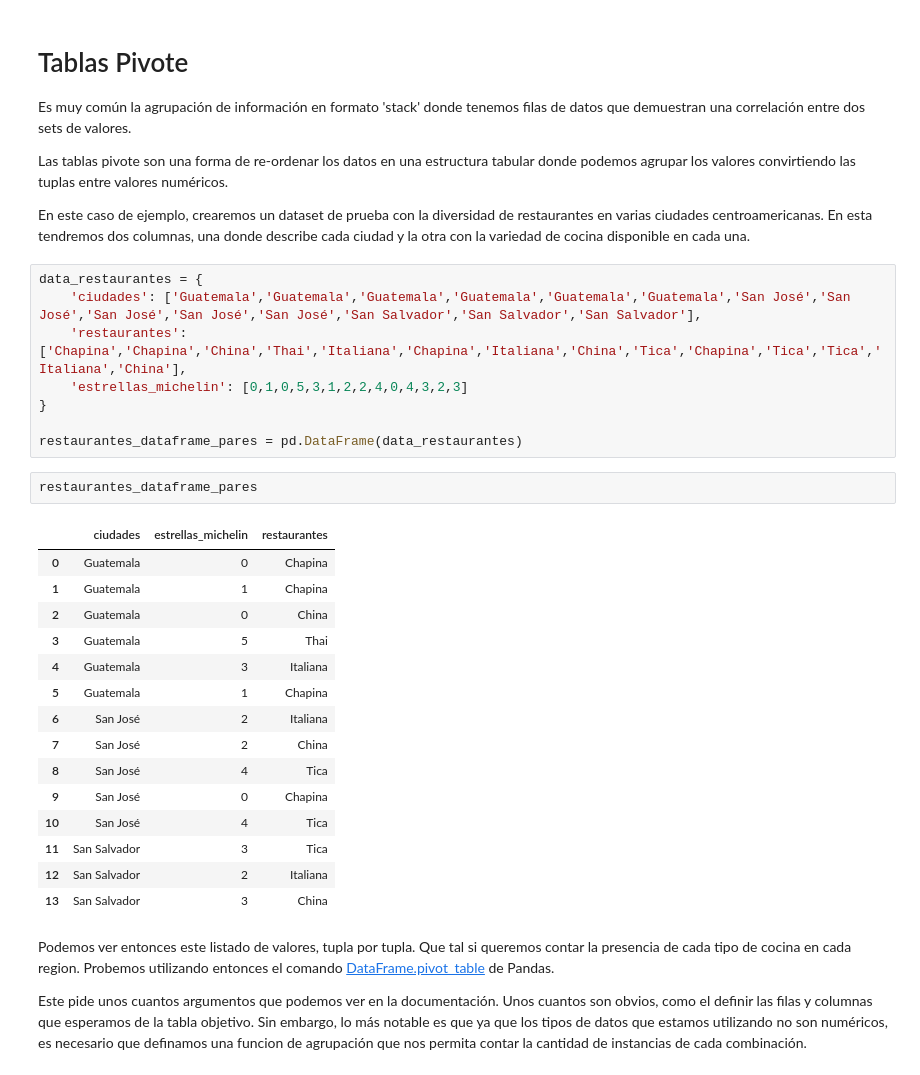
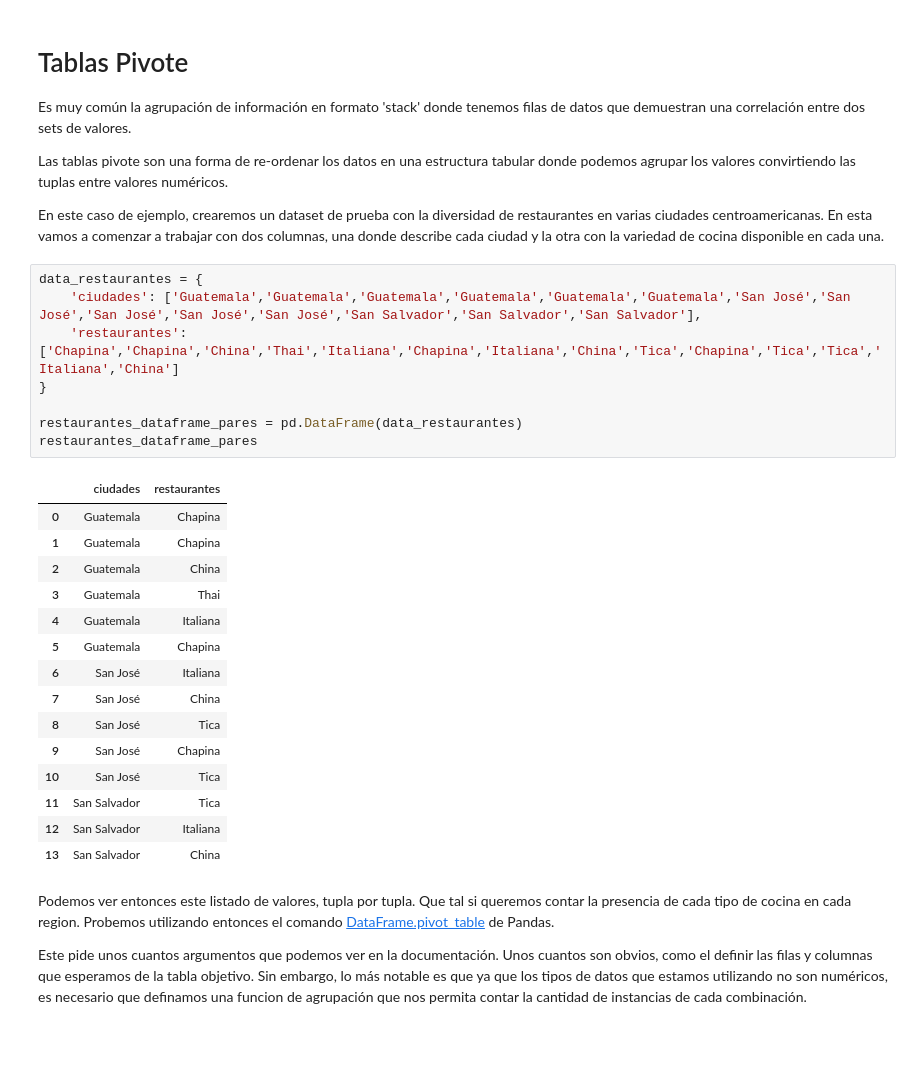
Before and after one commit to tian2992/notebooks_dateros, a Jupyter notebook: 02-Manipulacion-Agrupacion-Pivote/Manipulaciones-trasnformaciones.ipynb, the cells around one changed output. Drawn from its saved outputs; the diff is of its cells as text; blank space fills up the shorter version.

```diff
--- a/02-Manipulacion-Agrupacion-Pivote/Manipulaciones-trasnformaciones.ipynb
+++ b/02-Manipulacion-Agrupacion-Pivote/Manipulaciones-trasnformaciones.ipynb
@@ -8,33 +12,31 @@ Es muy común la agrupación de información en formato 'stack' donde tenemos fi
 
 Las tablas pivote son una forma de re-ordenar los datos en una estructura tabular donde podemos agrupar los valores convirtiendo las tuplas entre valores numéricos.
 
-En este caso de ejemplo, crearemos un dataset de prueba con la diversidad de restaurantes en varias ciudades centroamericanas. En esta tendremos dos columnas, una donde describe cada ciudad y la otra con la variedad de cocina disponible en cada una.
+En este caso de ejemplo, crearemos un dataset de prueba con la diversidad de restaurantes en varias ciudades centroamericanas. En esta vamos a comenzar a trabajar con dos columnas, una donde describe cada ciudad y la otra con la variedad de cocina disponible en cada una.
 # %%
 data_restaurantes = {
     'ciudades': ['Guatemala','Guatemala','Guatemala','Guatemala','Guatemala','Guatemala','San José','San José','San José','San José','San José','San Salvador','San Salvador','San Salvador'],
-    'restaurantes': ['Chapina','Chapina','China','Thai','Italiana','Chapina','Italiana','China','Tica','Chapina','Tica','Tica','Italiana','China'],
-    'estrellas_michelin': [0,1,0,5,3,1,2,2,4,0,4,3,2,3]
+    'restaurantes': ['Chapina','Chapina','China','Thai','Italiana','Chapina','Italiana','China','Tica','Chapina','Tica','Tica','Italiana','China']
 }
 
 restaurantes_dataframe_pares = pd.DataFrame(data_restaurantes)
+restaurantes_dataframe_pares
+# %% [output]
+|  | ciudades | restaurantes |
+| 0 | Guatemala | Chapina |
+| 1 | Guatemala | Chapina |
+| 2 | Guatemala | China |
+| 3 | Guatemala | Thai |
+| 4 | Guatemala | Italiana |
+| 5 | Guatemala | Chapina |
+| 6 | San José | Italiana |
+| 7 | San José | China |
+| 8 | San José | Tica |
+| 9 | San José | Chapina |
+| 10 | San José | Tica |
+| 11 | San Salvador | Tica |
+| 12 | San Salvador | Italiana |
+| 13 | San Salvador | China |
-# %%
-restaurantes_dataframe_pares
-# %% [output]
-|  | ciudades | estrellas_michelin | restaurantes |
-| 0 | Guatemala | 0 | Chapina |
-| 1 | Guatemala | 1 | Chapina |
-| 2 | Guatemala | 0 | China |
-| 3 | Guatemala | 5 | Thai |
-| 4 | Guatemala | 3 | Italiana |
-| 5 | Guatemala | 1 | Chapina |
-| 6 | San José | 2 | Italiana |
-| 7 | San José | 2 | China |
-| 8 | San José | 4 | Tica |
-| 9 | San José | 0 | Chapina |
-| 10 | San José | 4 | Tica |
-| 11 | San Salvador | 3 | Tica |
-| 12 | San Salvador | 2 | Italiana |
-| 13 | San Salvador | 3 | China |
 # %% [markdown]
 Podemos ver entonces este listado de valores, tupla por tupla. Que tal si queremos contar la presencia de cada tipo de cocina en cada region. Probemos utilizando entonces el comando [DataFrame.pivot_table](https://pandas.pydata.org/pandas-docs/stable/generated/pandas.DataFrame.pivot.html) de Pandas.
 
```
Also changed, not shown: parts of 18 cells of this notebook.
